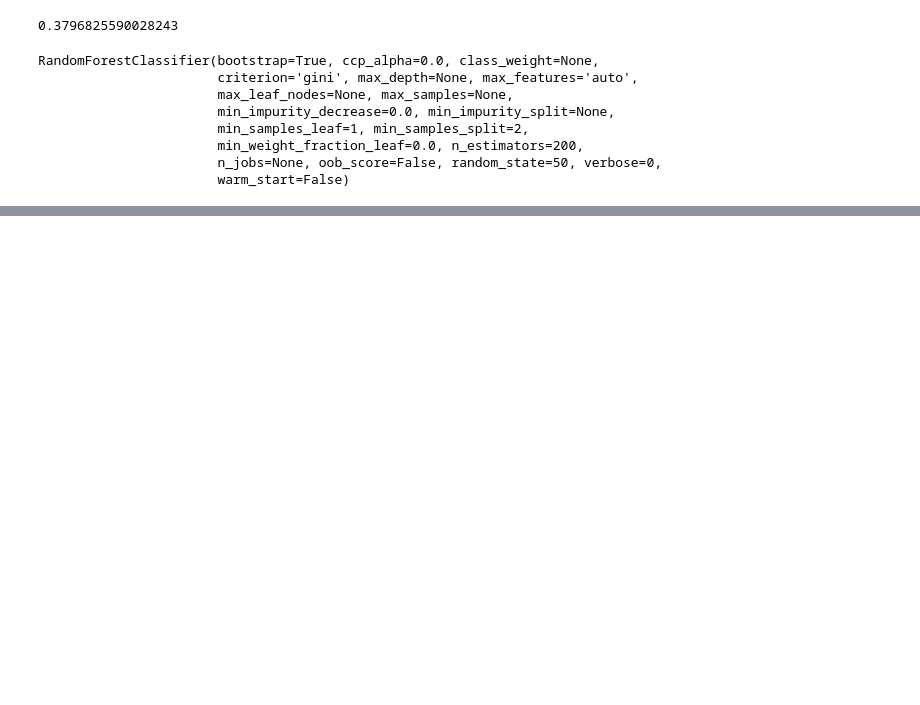
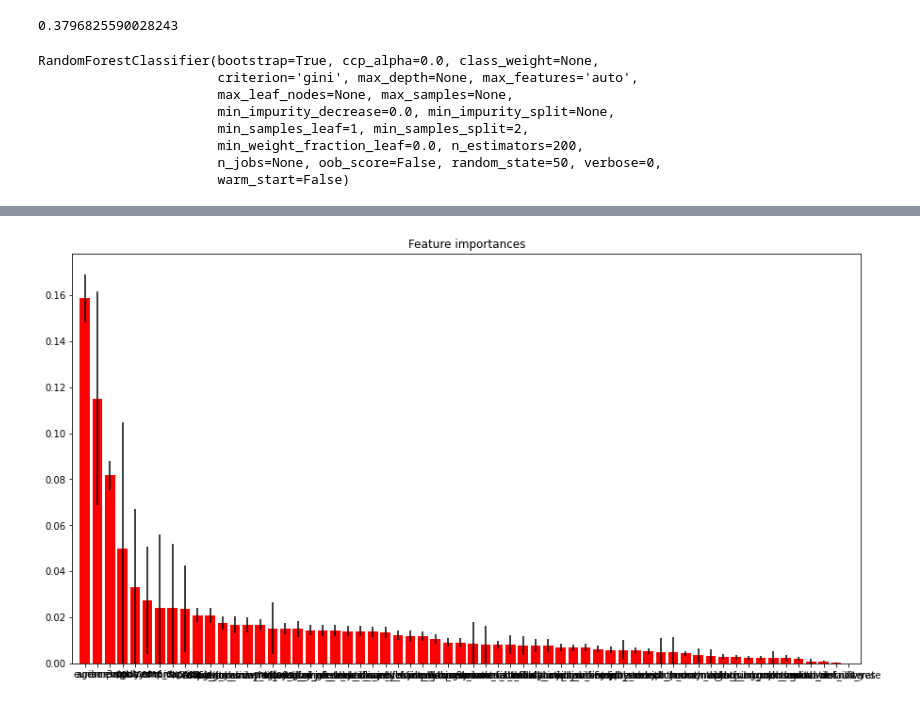
Before and after one commit to monali0802/CE888, a Jupyter notebook: Lab_3/bank_classification.ipynb, the cells around one changed output, grey strips where cells are left out. Saved outputs shown, nothing was run; the diff lists cells and outputs as text; code cells hidden in the pictures; blank space fills up the shorter version.

```diff
--- a/Lab_3/bank_classification.ipynb
+++ b/Lab_3/bank_classification.ipynb
@@ -543,0 +540,92 @@ plot_confusion_matrix(cnf_matrix, classes=range(len(set(y_test))), normalize=Tru
+# %%
+X_train, X_test, y_train, y_test = train_test_split(X, y, test_size=0.20, random_state=50)
+y_train = y_train.ravel()#reshape((-1,))
+
+clf = RandomForestClassifier(n_estimators=750, max_depth=6, random_state=60)
+clf.fit(X_train, y_train)
+
+dummy_clf = DummyClassifier(strategy='stratified')
+dummy_clf.fit(X_train, y_train)
+
+dummy_scores = cross_val_score(dummy_clf, X_train, y_train, cv=10, scoring = make_scorer(f1_score))
+
+scores = cross_val_score(clf, X_train, y_train, cv=10, scoring = make_scorer(f1_score))
+
+
+print("MSE: %0.8f +/- %0.8f" % (scores.mean(), scores.std()))
+print("Dummy MSE: %0.8f +/- %0.8f" % (dummy_scores.mean(), dummy_scores.std()))
+
+param_grid = {
+    'n_estimators': [100, 300, 750],
+    'max_features':['auto', 'sqrt', 'log2']
+}
+CV_rfc = GridSearchCV(estimator=clf, param_grid=param_grid, cv= 10)
+
+CV_rfc.fit(X_train, y_train)
+print(CV_rfc.best_params_)
+clf = RandomForestClassifier(n_estimators=750,max_features='auto', random_state=60)
+scores = cross_val_score(clf, X_train, y_train, cv=10, scoring = make_scorer(f1_score))
+print(scores.mean())
+
+clf.fit(X_train, y_train)
+
+importances = clf.feature_importances_
+std = np.std([tree.feature_importances_ for tree in clf.estimators_],
+             axis=0)
+indices = np.argsort(importances)[::-1]
+
+# Print the feature ranking
+print("Feature ranking:")
+for f in range(X.shape[1]):
+    print("%d. %s (%f)" % (f + 1, X_df.columns[indices[f]],  importances[indices[f]]))
+
+# Plot the feature importances of the forest
+fig = plt.figure()
+plt.title("Feature importances")
+plt.bar(range(X.shape[1]), importances[indices],
+       color="r", yerr=std[indices], align="center")
+plt.xticks(range(X.shape[1]), np.array(X_df.columns)[indices])
+plt.xlim([-1, X.shape[1]])
+plt.ylim([0, None])
+
+fig.set_size_inches(15, 8)
+
+y_predict = CV_rfc.best_estimator_.predict(X_test)
+
+def plot_confusion_matrix(conf_mat, classes,
+                          normalize=False,
+                          title='Confusion matrix',
+                          cmap=plt.cm.Blues):
+    """
+    This function prints and plots the confusion matrix.
+    Normalization can be applied by setting `normalize=True`.
+    conf_mat: confusion matrix
+    classes: names of classes to be annotated
+    normalize: [True/False] whether to normalise by column
+    """
+    if normalize:
+        conf_mat = conf_mat.astype('float') / conf_mat.sum(axis=1)[:, np.newaxis]
+        print("Normalized confusion matrix")
+    else:
+        print('Confusion matrix, without normalization')
+    plt.imshow(conf_mat, interpolation='nearest', cmap=cmap)
+    plt.title(title)
+    plt.colorbar()
+    tick_marks = np.arange(len(classes))
+    plt.xticks(tick_marks, classes, rotation=45)
+    plt.yticks(tick_marks, classes)
+    for i, j in itertools.product(range(conf_mat.shape[0]), range(conf_mat.shape[1])):
+        t = "(%.2f)" % (conf_mat[i, j])
+    plt.tight_layout()
+    plt.ylabel('True label')
+    plt.xlabel('Predicted label')
+
+cnf_matrix = confusion_matrix(y_test, y_predict)
+np.set_printoptions(precision=2)
+
+# Plot non-normalized confusion matrix
+plt.figure()
+y_test = y_test[:,0]
+plot_confusion_matrix(cnf_matrix, classes=range(len(set(y_test))), normalize=True,
+                      title='Confusion matrix')
+# %% [output]
@@ -543,0 +649 @@ plot_confusion_matrix(cnf_matrix, classes=range(len(set(y_test))), normalize=Tru
+[figure, added]
```
Also changed, not shown: parts of 7 cells of this notebook.
